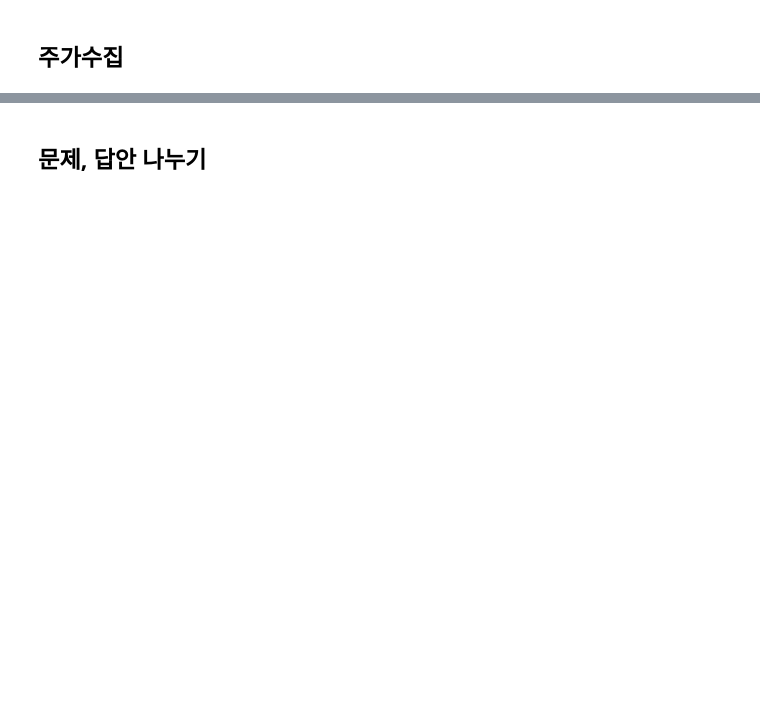
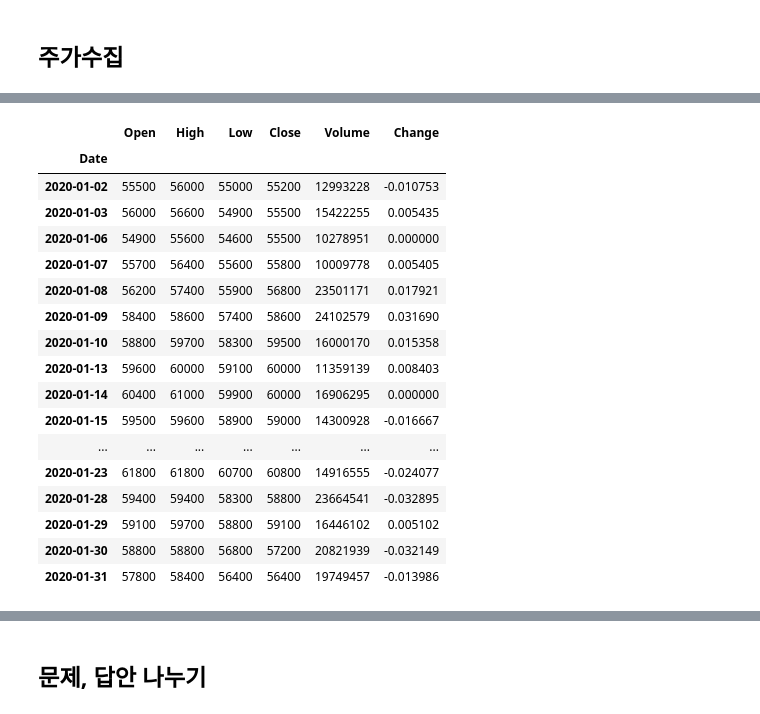
Before and after one commit to radanim/TIL, a Jupyter notebook: 07_stock_price_RNN_output.ipynb, the cells around one changed output, grey strips where cells are left out. Saved outputs shown, nothing was run; the diff lists cells and outputs as text; code cells hidden in the pictures; blank space fills up the shorter version.

```diff
--- a/07_stock_price_RNN_output.ipynb
+++ b/07_stock_price_RNN_output.ipynb
@@ -40,4 +38,23 @@ df.shape
 # %%
-df.head(2)
+df.head(20)
+# %% [output]
+|  | Open | High | Low | Close | Volume | Change |
+| Date |  |  |  |  |  |  |
+| 2020-01-02 | 55500 | 56000 | 55000 | 55200 | 12993228 | -0.010753 |
+| 2020-01-03 | 56000 | 56600 | 54900 | 55500 | 15422255 | 0.005435 |
+| 2020-01-06 | 54900 | 55600 | 54600 | 55500 | 10278951 | 0.000000 |
+| 2020-01-07 | 55700 | 56400 | 55600 | 55800 | 10009778 | 0.005405 |
+| 2020-01-08 | 56200 | 57400 | 55900 | 56800 | 23501171 | 0.017921 |
+| 2020-01-09 | 58400 | 58600 | 57400 | 58600 | 24102579 | 0.031690 |
+| 2020-01-10 | 58800 | 59700 | 58300 | 59500 | 16000170 | 0.015358 |
+| 2020-01-13 | 59600 | 60000 | 59100 | 60000 | 11359139 | 0.008403 |
+| 2020-01-14 | 60400 | 61000 | 59900 | 60000 | 16906295 | 0.000000 |
+| 2020-01-15 | 59500 | 59600 | 58900 | 59000 | 14300928 | -0.016667 |
+| ... | ... | ... | ... | ... | ... | ... |
+| 2020-01-23 | 61800 | 61800 | 60700 | 60800 | 14916555 | -0.024077 |
+| 2020-01-28 | 59400 | 59400 | 58300 | 58800 | 23664541 | -0.032895 |
+| 2020-01-29 | 59100 | 59700 | 58800 | 59100 | 16446102 | 0.005102 |
+| 2020-01-30 | 58800 | 58800 | 56800 | 57200 | 20821939 | -0.032149 |
+| 2020-01-31 | 57800 | 58400 | 56400 | 56400 | 19749457 | -0.013986 |
 # %%
 df.tail(2)
```
Also changed, not shown: parts of 32 cells of this notebook.
